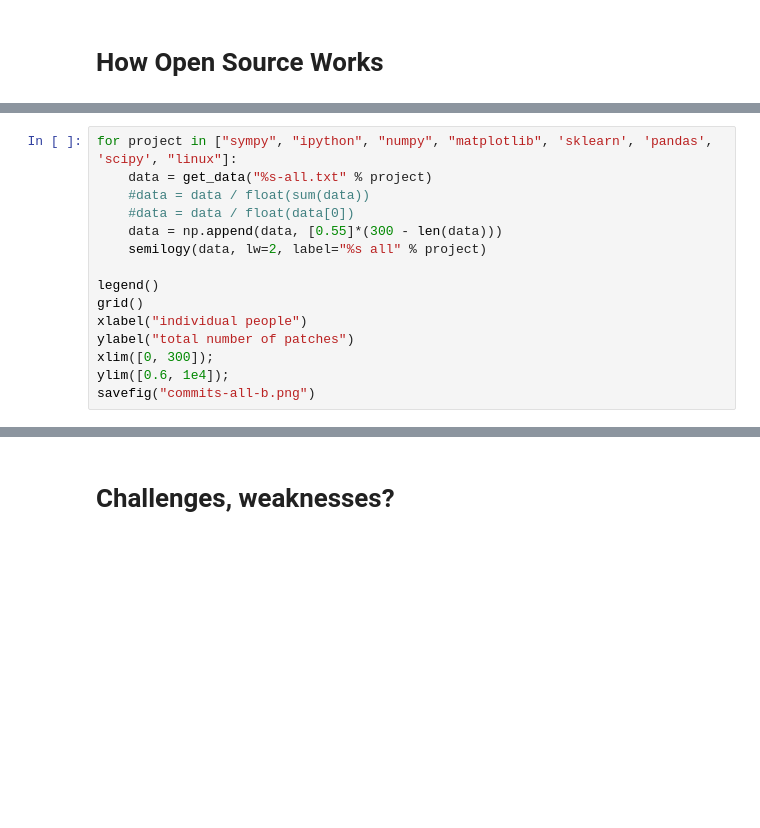
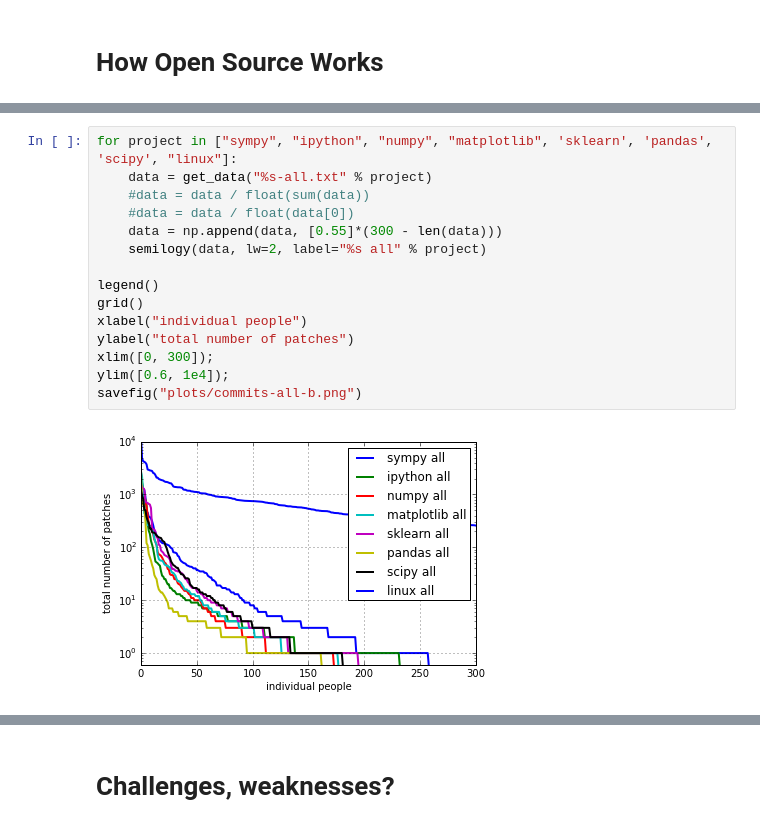
Before and after one commit to certik/scipy-in-13, a Jupyter notebook: keynote/Certik Keynote.ipynb, the cells around one changed output, grey strips where cells are left out. Cells and saved outputs as stored; diff of their text form; blank space fills up the shorter version.

```diff
--- a/keynote/Certik Keynote.ipynb
+++ b/keynote/Certik Keynote.ipynb
@@ -561,18 +583,20 @@ savefig("commits-all.png")
 # %%
 for project in ["sympy", "ipython", "numpy", "matplotlib", 'sklearn', 'pandas', 'scipy', "linux"]:
     data = get_data("%s-all.txt" % project)
     #data = data / float(sum(data))
     #data = data / float(data[0])
     data = np.append(data, [0.55]*(300 - len(data)))
     semilogy(data, lw=2, label="%s all" % project)
 
 legend()
 grid()
 xlabel("individual people")
 ylabel("total number of patches")
 xlim([0, 300]);
 ylim([0.6, 1e4]);
-savefig("commits-all-b.png")
+savefig("plots/commits-all-b.png")
+# %% [output]
+[figure, added]
 # %% [markdown]
 # Git Commits Plots
 
```
Also changed, not shown: parts of 17 cells of this notebook.
